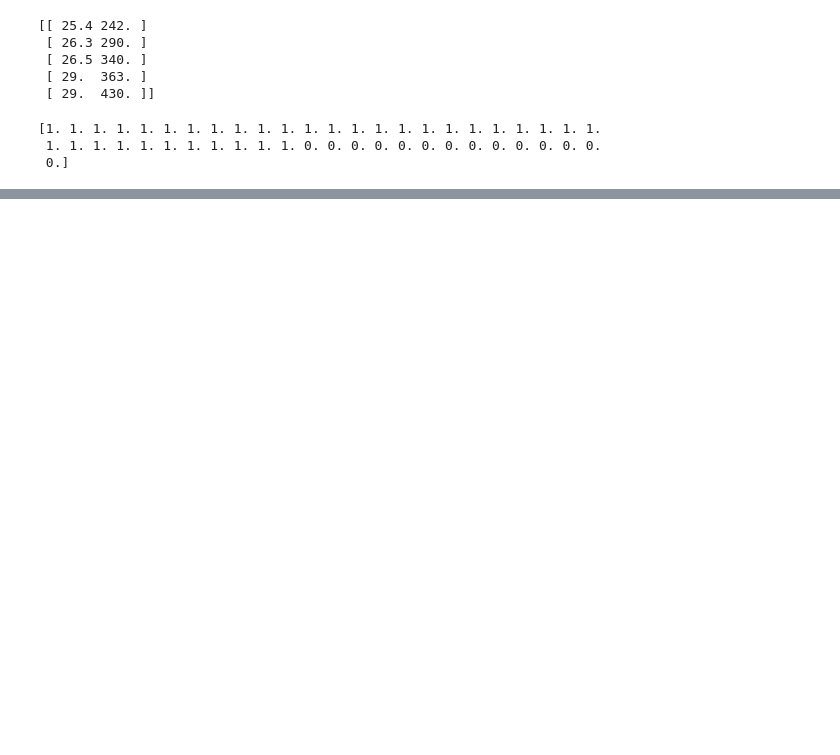
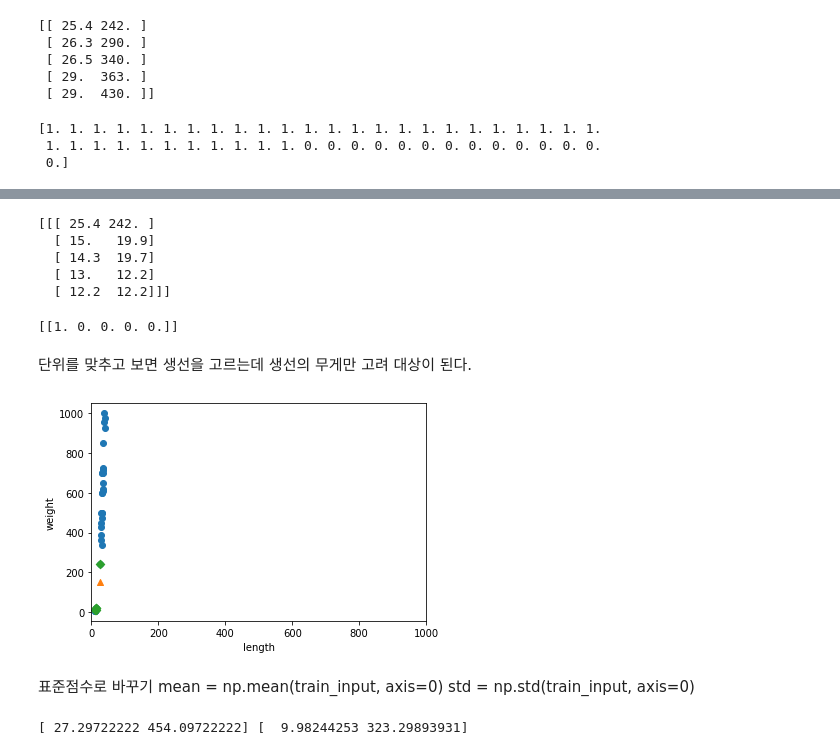
Before and after one commit to Frankensosege/MachineLearning, a Jupyter notebook: 2_02_Data_Preprocessing.ipynb, the cells around one changed output, grey strips where cells are left out. Drawn from its saved outputs; the diff is of its cells as text; code cells hidden in the pictures; blank space fills up the shorter version.

```diff
--- a/2_02_Data_Preprocessing.ipynb
+++ b/2_02_Data_Preprocessing.ipynb
@@ -33,0 +81,35 @@ train_input, test_input, train_target, test_target = train_test_split(fish_data,
+# %%
+print(train_input[indexes])
+# %% [output]
+[[[ 25.4 242. ]
+  [ 15.   19.9]
+  [ 14.3  19.7]
+  [ 13.   12.2]
+  [ 12.2  12.2]]]
+# %%
+print(train_target[indexes])
+# %% [output]
+[[1. 0. 0. 0. 0.]]
+# %% [markdown]
+단위를 맞추고 보면 생선을 고르는데 생선의 무게만 고려 대상이 된다.
+# %%
+plt.scatter(train_input[:, 0], train_input[:, 1])
+plt.scatter(25, 150, marker='^')
+plt.scatter(train_input[indexes, 0],train_input[indexes, 1], marker='D')
+plt.xlim(0, 1000)
+plt.xlabel('length')
+plt.ylabel('weight')
+plt.show()
+# %% [output]
+[figure, added]
+# %% [markdown]
+표준점수로 바꾸기
+mean = np.mean(train_input, axis=0)
+std = np.std(train_input, axis=0)
+# %%
+mean = np.mean(train_input, axis=0)
+std = np.std(train_input, axis=0)
+
+print(mean, std)
+# %% [output]
+[ 27.29722222 454.09722222] [  9.98244253 323.29893931]
```
Also changed, not shown: parts of 16 cells of this notebook.
